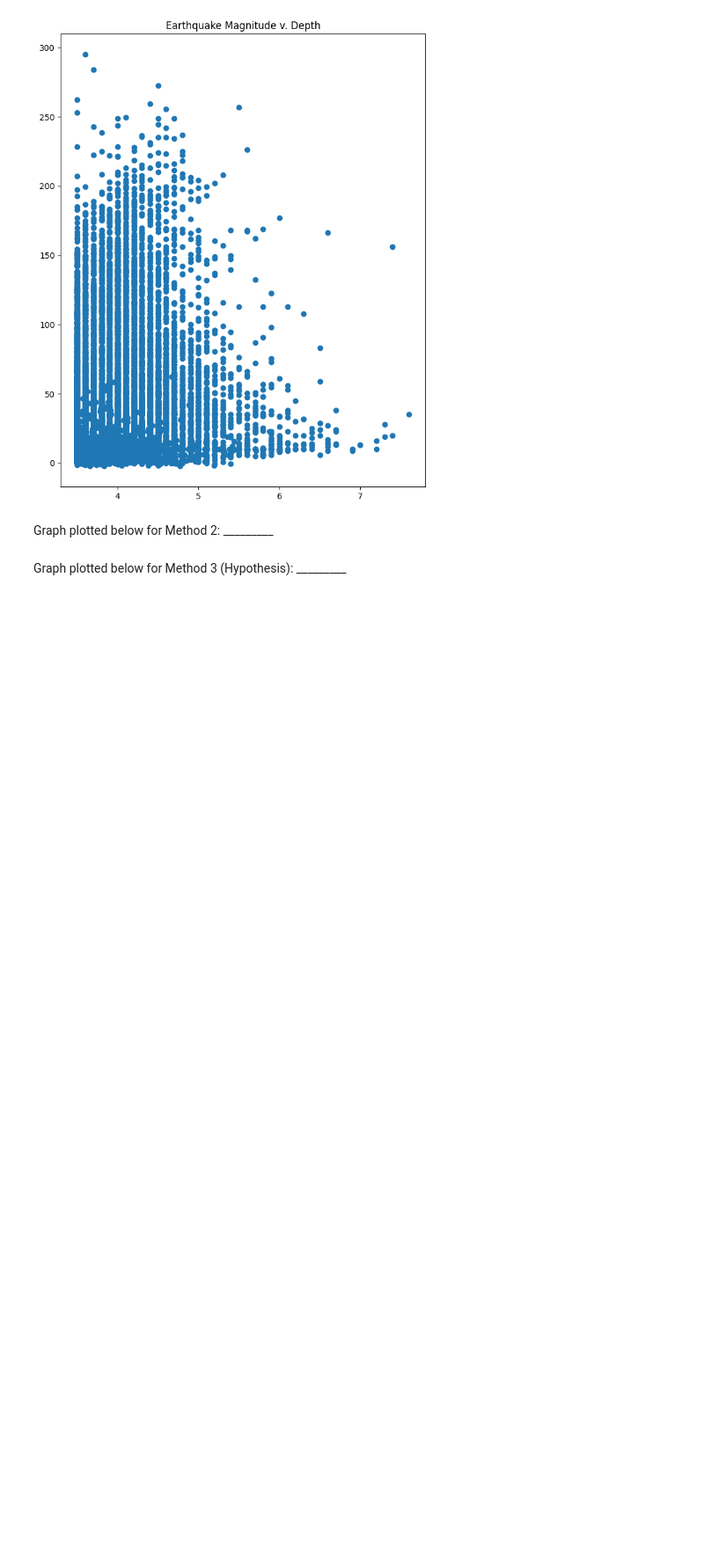
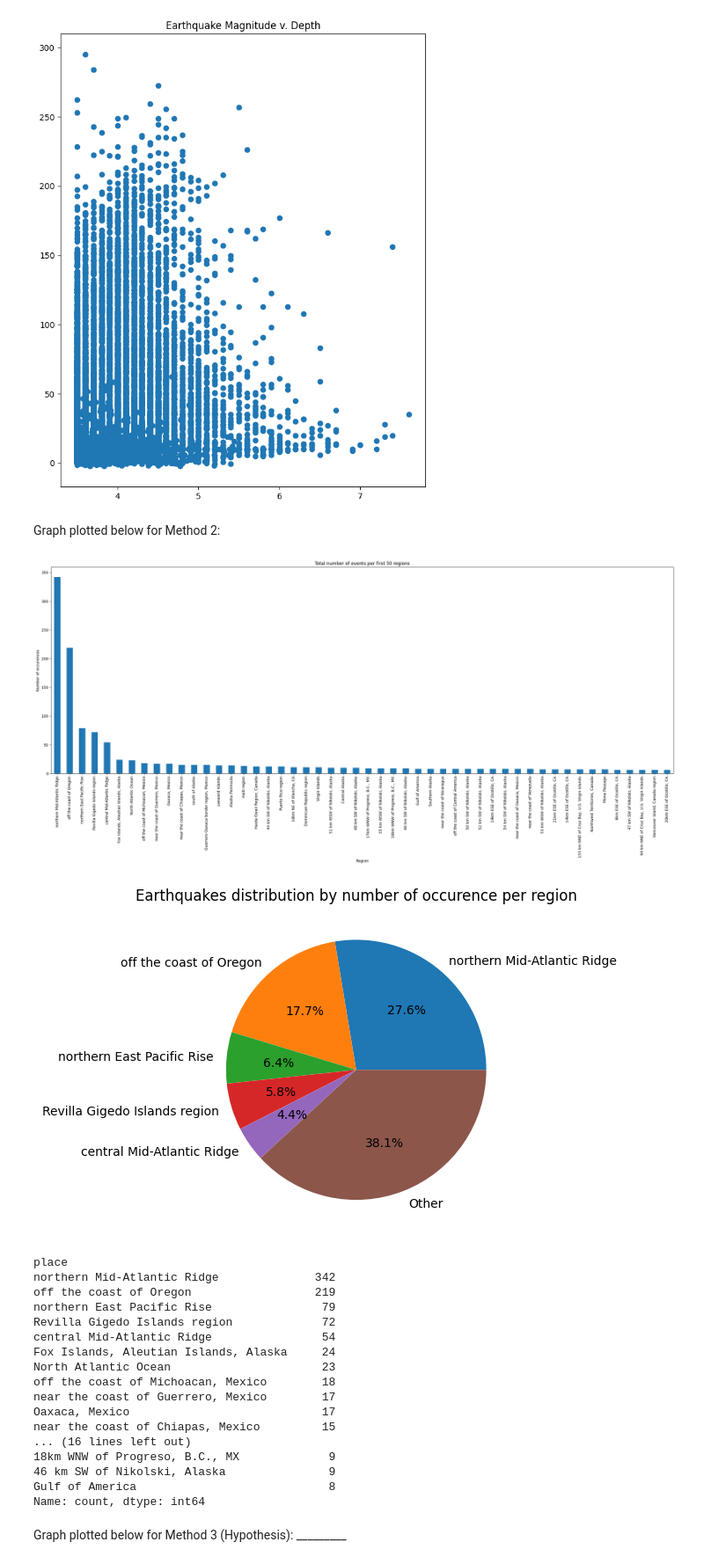
Before and after one commit to NatalieFig/cmsc320finalproj, a Jupyter notebook: CMSC320_Final_Project.ipynb, the cells around one changed output. Shown at 88% size. Drawn from its saved outputs; the diff is of its cells as text; code cells hidden in the pictures; blank space fills up the shorter version.

Commit message:
added method 2 but needs to be improved

```diff
--- a/CMSC320_Final_Project.ipynb
+++ b/CMSC320_Final_Project.ipynb
@@ -106,4 +106,4 @@ plt.show()
 # %% [output]
 [figure]
 # %% [markdown]
-Graph plotted below for Method 2: _________
+Graph plotted below for Method 2:
@@ -112,3 +110,54 @@ Graph plotted below for Method 2: _________
+# %%
+#method 2
+place_types = earthquakes_df['place'].value_counts().head(50)
+
+
+#bins = range(0, place_types.max() + 25, 25)
+#binned = pd.cut(place_types, bins = bins)
+#binned_occurences = binned.value_counts().sort_index()
+
+
+place_types.plot(kind='bar', figsize=(30,10))
+plt.title('Total number of events per first 50 regions')
+plt.xlabel('Region')
+plt.ylabel('Number of occurences')
+plt.show()
+
+mycount = place_types[place_types > 50].count()  #5
+
+place_types_more_than_50_occurences = place_types[place_types > 30]
+
+place_types_for_piechart = place_types_more_than_50_occurences.copy()
+place_types_for_piechart['Other'] = place_types[place_types < 30].sum()
+
+
+
+place_types_for_piechart.plot(kind='pie', autopct='%1.1f%%')
+
+plt.title("Earthquakes distribution by number of occurence per region")
+plt.show()
+
+#place_types.head(30)
+# %% [output]
+[figure, added]
+[figure, added]
+place
+northern Mid-Atlantic Ridge              342
+off the coast of Oregon                  219
+northern East Pacific Rise                79
+Revilla Gigedo Islands region             72
+central Mid-Atlantic Ridge                54
+Fox Islands, Aleutian Islands, Alaska     24
+North Atlantic Ocean                      23
+off the coast of Michoacan, Mexico        18
+near the coast of Guerrero, Mexico        17
+Oaxaca, Mexico                            17
+near the coast of Chiapas, Mexico         15
+... (16 lines left out)
+18km WNW of Progreso, B.C., MX             9
+46 km SW of Nikolski, Alaska               9
+Gulf of America                            8
+Name: count, dtype: int64
 # %% [markdown]
 Graph plotted below for Method 3 (Hypothesis): _________
 # %%
```
Also changed, not shown: parts of 3 cells of this notebook.
